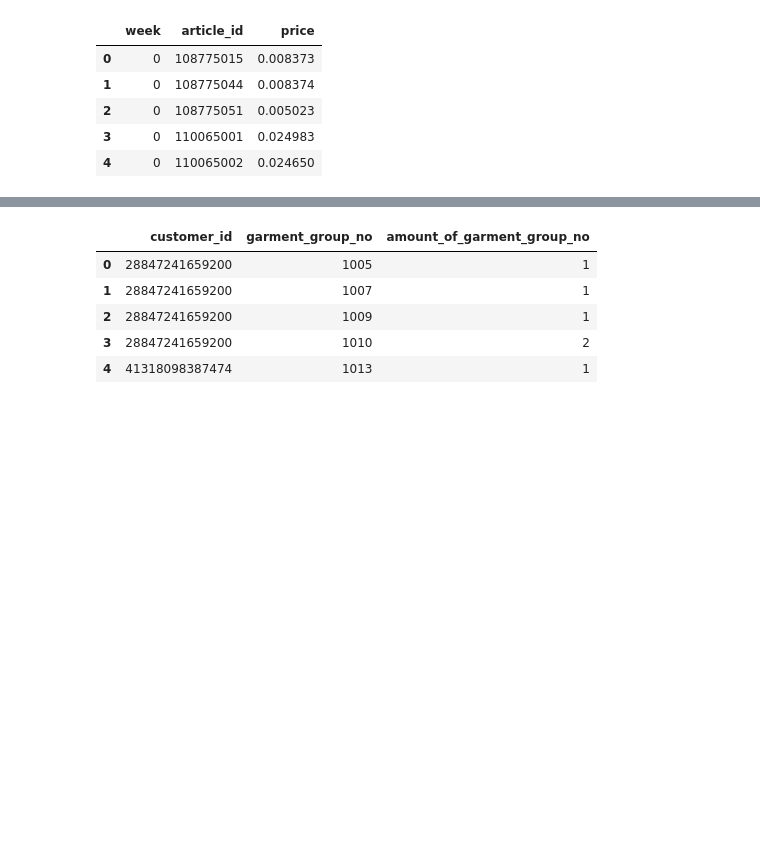
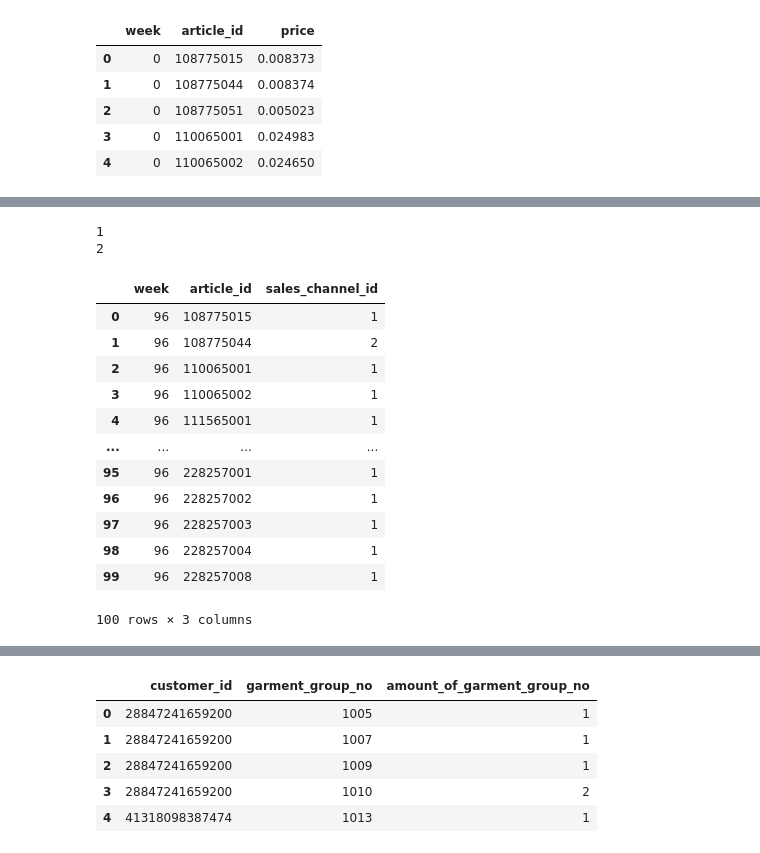
Before and after one commit to LienM/ai-project-22-23, a Jupyter notebook: RobbeLauwers/lecture6_part2.ipynb, the cells around one changed output, grey strips where cells are left out. Cells and saved outputs as stored; diff of their text form; code cells hidden in the pictures; blank space fills up the shorter version.

Commit message:
Lecture 6

```diff
--- a/RobbeLauwers/lecture6_part2.ipynb
+++ b/RobbeLauwers/lecture6_part2.ipynb
@@ -129,3 +161,34 @@ def get_purchase_count_df_of_attributes(transactions,articles,attributes_columns
+# %%
+# Lecture 6
+# Get for each week, for each article, through which sales_channel_id it was most commonly purchased
+most_common_sales_channel_id_per_item_per_week = transactions\
+    .groupby(['week',"article_id"])['sales_channel_id'].value_counts() \
+    .groupby(['week',"article_id"]).rank(method='dense', ascending=False) \
+    .groupby(['week',"article_id"]).head(1).rename('temp').astype('int64').reset_index()
+most_common_sales_channel_id_per_item_per_week=most_common_sales_channel_id_per_item_per_week.drop(columns=["temp"])
+# Probably not needed
+most_common_sales_channel_id_per_item_per_week = most_common_sales_channel_id_per_item_per_week.drop_duplicates(subset=["week","article_id"])
+print(most_common_sales_channel_id_per_item_per_week["sales_channel_id"].min())
+print(most_common_sales_channel_id_per_item_per_week["sales_channel_id"].max())
+# TODO: check if this is correct, I do think I need this because I also add 1 to week for some other thing that I merge this with
+most_common_sales_channel_id_per_item_per_week.week += 1
+most_common_sales_channel_id_per_item_per_week.head(100)
+# %% [output]
+1
+2
+|  | week | article_id | sales_channel_id |
+| 0 | 96 | 108775015 | 1 |
+| 1 | 96 | 108775044 | 2 |
+| 2 | 96 | 110065001 | 1 |
+| 3 | 96 | 110065002 | 1 |
+| 4 | 96 | 111565001 | 1 |
+| ... | ... | ... | ... |
+| 95 | 96 | 228257001 | 1 |
+| 96 | 96 | 228257002 | 1 |
+| 97 | 96 | 228257003 | 1 |
+| 98 | 96 | 228257004 | 1 |
+| 99 | 96 | 228257008 | 1 |
+100 rows × 3 columns
 # %%
 # Final result of this cell contains for each week in transactions (training data, not full dataset) all articles that were sold, ranked by which ones sold best, their average price in that week, and all data normally included in the articles table.
 
```
Also changed, not shown: parts of 21 cells of this notebook, 1 other file.
